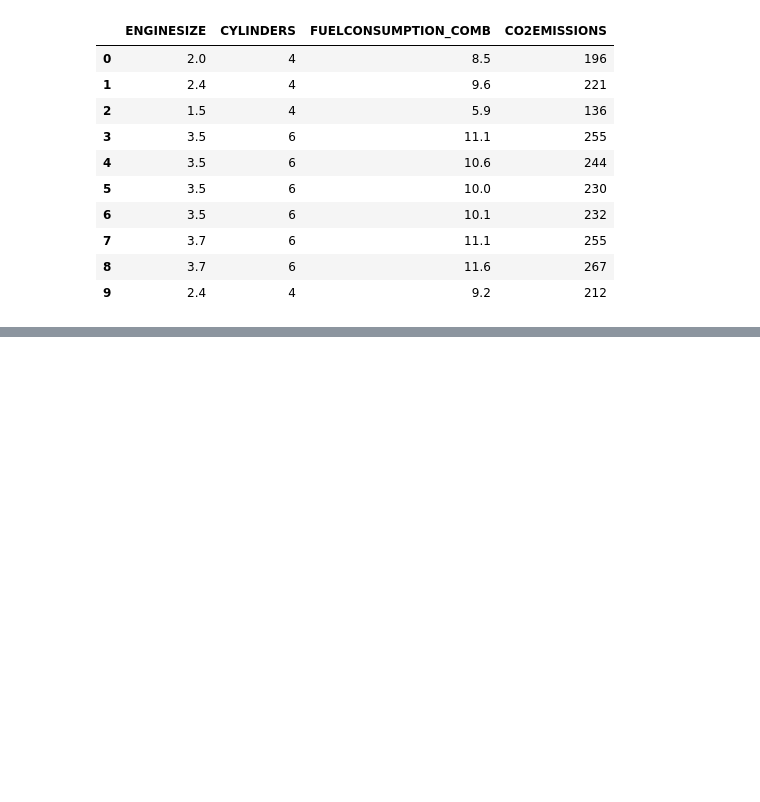
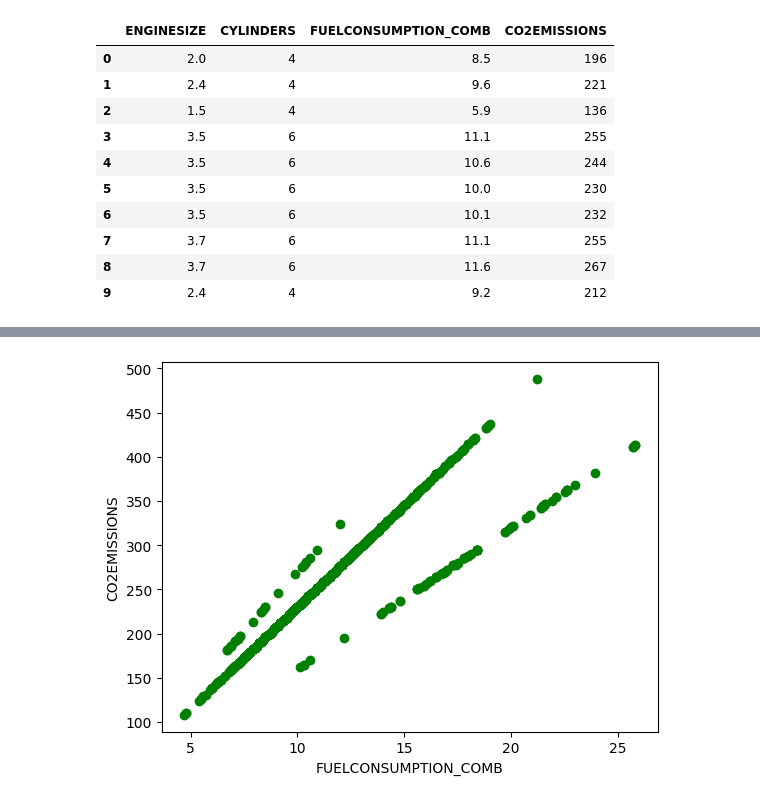
Before and after one commit to Deepakk200/colab_python, a Jupyter notebook: fuelconsumption.ipynb, the cells around one changed output, grey strips where cells are left out. Drawn from its saved outputs; the diff is of its cells as text; code cells hidden in the pictures; blank space fills up the shorter version.

```diff
--- a/fuelconsumption.ipynb
+++ b/fuelconsumption.ipynb
@@ -65,0 +87,7 @@ cdf.head(10)
+# %%
+plt.scatter(cdf.FUELCONSUMPTION_COMB, cdf.CO2EMISSIONS,  color='green')
+plt.xlabel('FUELCONSUMPTION_COMB')
+plt.ylabel('CO2EMISSIONS')
+plt.show()
+# %% [output]
+[figure, added]
```
Also changed, not shown: parts of 8 cells of this notebook.
